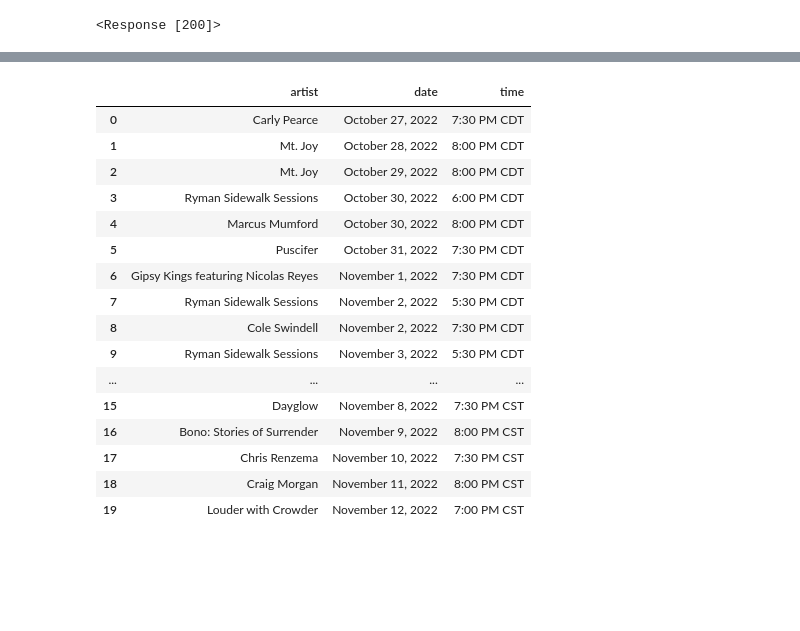
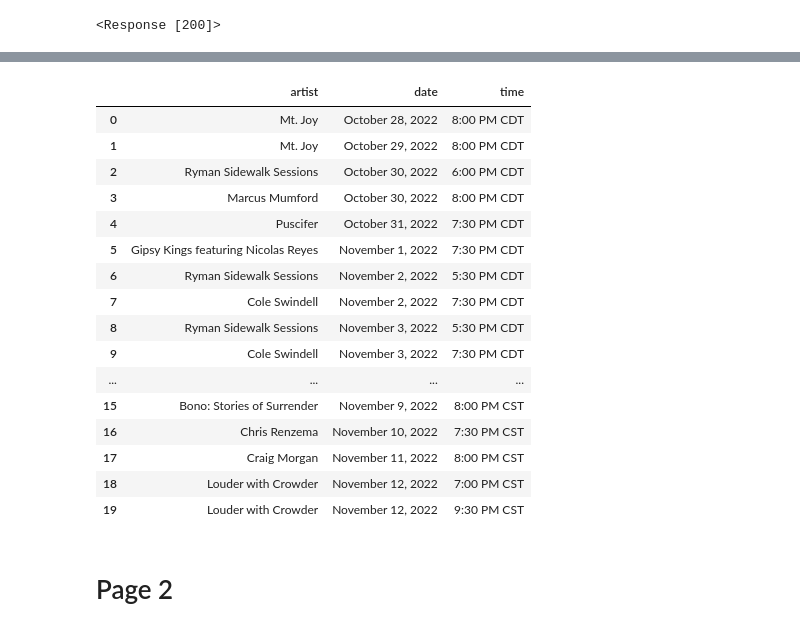
Before and after one commit to jwhankins177/web-scraping-ryman-jupyter-python, a Jupyter notebook: notebooks/ryman_web_scraping.ipynb, the cells around one changed output, grey strips where cells are left out. Saved outputs shown, nothing was run; the diff lists cells and outputs as text; code cells hidden in the pictures; blank space fills up the shorter version.

```diff
--- a/notebooks/ryman_web_scraping.ipynb
+++ b/notebooks/ryman_web_scraping.ipynb
@@ -223,23 +229,27 @@ time1.head(30)
 schedule = pd.concat([artist1,date1,time1], axis=1)
 # %%
 schedule.columns = ['artist','date','time']
-# %%
-schedule
-# %% [output]
-|  | artist | date | time |
-| 0 | Carly Pearce | October 27, 2022 | 7:30 PM CDT |
-| 1 | Mt. Joy | October 28, 2022 | 8:00 PM CDT |
-| 2 | Mt. Joy | October 29, 2022 | 8:00 PM CDT |
-| 3 | Ryman Sidewalk Sessions | October 30, 2022 | 6:00 PM CDT |
-| 4 | Marcus Mumford | October 30, 2022 | 8:00 PM CDT |
-| 5 | Puscifer | October 31, 2022 | 7:30 PM CDT |
-| 6 | Gipsy Kings featuring Nicolas Reyes | November 1, 2022 | 7:30 PM CDT |
-| 7 | Ryman Sidewalk Sessions | November 2, 2022 | 5:30 PM CDT |
-| 8 | Cole Swindell | November 2, 2022 | 7:30 PM CDT |
-| 9 | Ryman Sidewalk Sessions | November 3, 2022 | 5:30 PM CDT |
-| ... | ... | ... | ... |
-| 15 | Dayglow | November 8, 2022 | 7:30 PM CST |
-| 16 | Bono: Stories of Surrender | November 9, 2022 | 8:00 PM CST |
-| 17 | Chris Renzema | November 10, 2022 | 7:30 PM CST |
-| 18 | Craig Morgan | November 11, 2022 | 8:00 PM CST |
-| 19 | Louder with Crowder | November 12, 2022 | 7:00 PM CST |
+# %%
+schedulepg1 = schedule[:20]
+# %%
+schedulepg1
+# %% [output]
+|  | artist | date | time |
+| 0 | Mt. Joy | October 28, 2022 | 8:00 PM CDT |
+| 1 | Mt. Joy | October 29, 2022 | 8:00 PM CDT |
+| 2 | Ryman Sidewalk Sessions | October 30, 2022 | 6:00 PM CDT |
+| 3 | Marcus Mumford | October 30, 2022 | 8:00 PM CDT |
+| 4 | Puscifer | October 31, 2022 | 7:30 PM CDT |
+| 5 | Gipsy Kings featuring Nicolas Reyes | November 1, 2022 | 7:30 PM CDT |
+| 6 | Ryman Sidewalk Sessions | November 2, 2022 | 5:30 PM CDT |
+| 7 | Cole Swindell | November 2, 2022 | 7:30 PM CDT |
+| 8 | Ryman Sidewalk Sessions | November 3, 2022 | 5:30 PM CDT |
+| 9 | Cole Swindell | November 3, 2022 | 7:30 PM CDT |
+| ... | ... | ... | ... |
+| 15 | Bono: Stories of Surrender | November 9, 2022 | 8:00 PM CST |
+| 16 | Chris Renzema | November 10, 2022 | 7:30 PM CST |
+| 17 | Craig Morgan | November 11, 2022 | 8:00 PM CST |
+| 18 | Louder with Crowder | November 12, 2022 | 7:00 PM CST |
+| 19 | Louder with Crowder | November 12, 2022 | 9:30 PM CST |
+# %% [markdown]
+# Page 2
```
Also changed, not shown: parts of 30 cells of this notebook, 2 other files.
